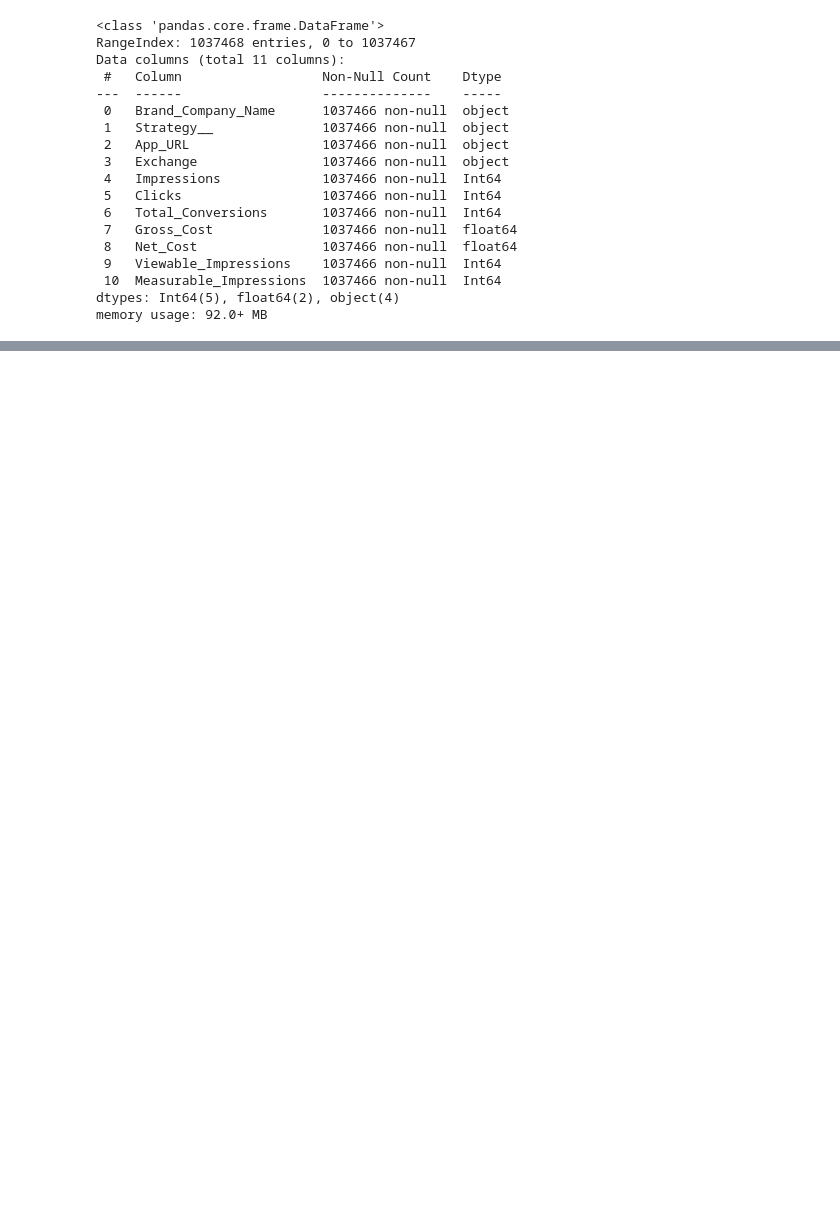
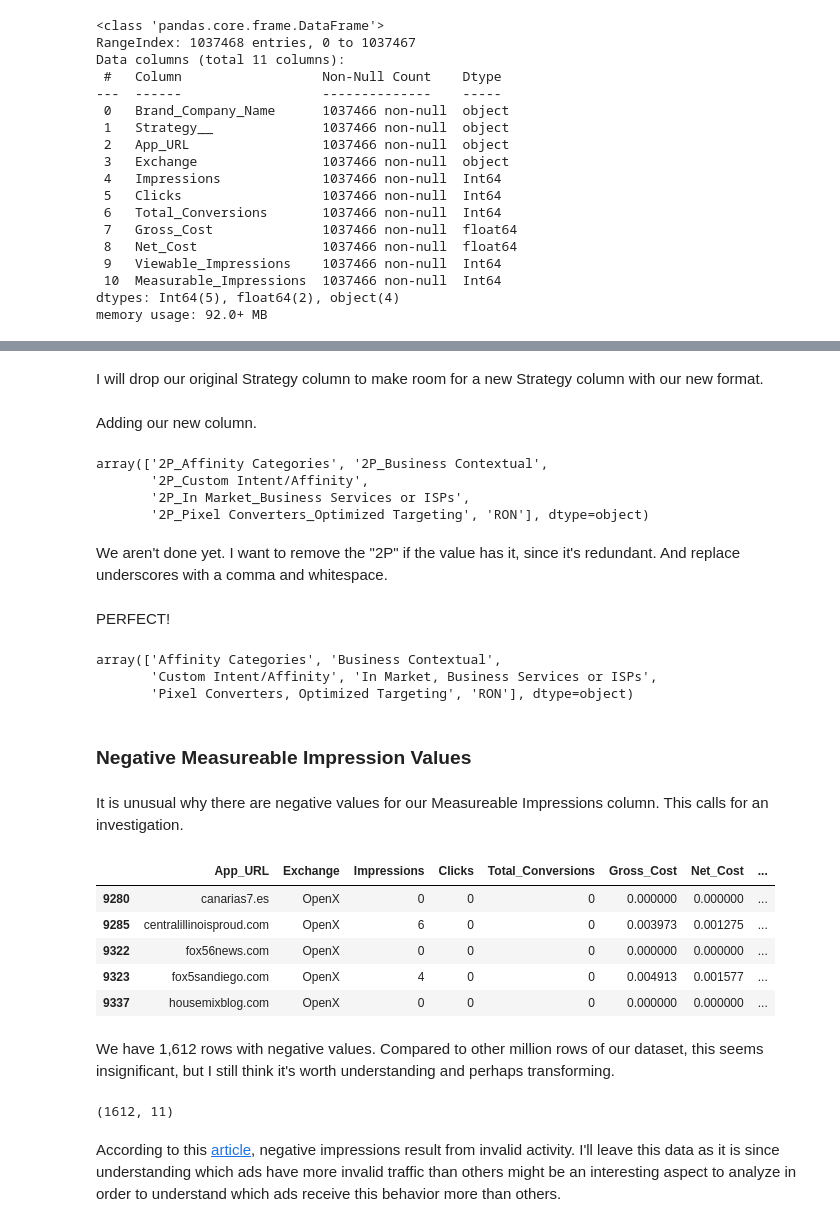
Before and after one commit to jmgcito/Media-Campaign-Analysis, a Jupyter notebook: Media_Campaign_Data_Cleanup.ipynb, the cells around one changed output, grey strips where cells are left out. Saved outputs shown, nothing was run; the diff lists cells and outputs as text; code cells hidden in the pictures; blank space fills up the shorter version.

```diff
--- a/Media_Campaign_Data_Cleanup.ipynb
+++ b/Media_Campaign_Data_Cleanup.ipynb
@@ -327,0 +519,2 @@ memory usage: 92.0+ MB
+# %%
+inventory_viewability_clean['Strategy_Device'] = new_columns[0]
@@ -327,0 +526,50 @@ memory usage: 92.0+ MB
+# %% [markdown]
+I will drop our original Strategy column to make room for a new Strategy column with our new format.
+# %%
+inventory_viewability_clean = inventory_viewability_clean.drop('Strategy', axis=1)
+# %% [markdown]
+Adding our new column.
+# %%
+inventory_viewability_clean['Strategy'] = new_columns[1]
+inventory_viewability_clean.Strategy.unique()
+# %% [output]
+array(['2P_Affinity Categories', '2P_Business Contextual',
+       '2P_Custom Intent/Affinity',
+       '2P_In Market_Business Services or ISPs',
+       '2P_Pixel Converters_Optimized Targeting', 'RON'], dtype=object)
+# %% [markdown]
+We aren't done yet. I want to remove the "2P" if the value has it, since it's redundant. And replace underscores with a comma and whitespace.
+# %%
+inventory_viewability_clean.Strategy = inventory_viewability_clean.Strategy.str.replace('2P_', '')
+inventory_viewability_clean.Strategy = inventory_viewability_clean.Strategy.str.replace('_', ', ')
+# %% [markdown]
+PERFECT!
+# %%
+inventory_viewability_clean.Strategy.unique()
+# %% [output]
+array(['Affinity Categories', 'Business Contextual',
+       'Custom Intent/Affinity', 'In Market, Business Services or ISPs',
+       'Pixel Converters, Optimized Targeting', 'RON'], dtype=object)
+# %% [markdown]
+### Negative Measureable Impression Values
+# %% [markdown]
+It is unusual why there are negative values for our Measureable Impressions column. This calls for an investigation.
+# %%
+negative_impressions_filter = inventory_viewability_clean.loc[:, "Measurable_Impressions"] < 0
+negative_impressions = inventory_viewability_clean.loc[negative_impressions_filter, :]
+negative_impressions.head()
+# %% [output]
+|  | App_URL | Exchange | Impressions | Clicks | Total_Conversions | Gross_Cost | Net_Cost | ... |
+| 9280 | canarias7.es | OpenX | 0 | 0 | 0 | 0.000000 | 0.000000 | ... |
+| 9285 | centralillinoisproud.com | OpenX | 6 | 0 | 0 | 0.003973 | 0.001275 | ... |
+| 9322 | fox56news.com | OpenX | 0 | 0 | 0 | 0.000000 | 0.000000 | ... |
+| 9323 | fox5sandiego.com | OpenX | 4 | 0 | 0 | 0.004913 | 0.001577 | ... |
+| 9337 | housemixblog.com | OpenX | 0 | 0 | 0 | 0.000000 | 0.000000 | ... |
+# %% [markdown]
+We have 1,612 rows with negative values. Compared to other million rows of our dataset, this seems insignificant, but I still think it's worth understanding and perhaps transforming.
+# %%
+negative_impressions.shape
+# %% [output]
+(1612, 11)
+# %% [markdown]
+According to this [article](https://support.google.com/admanager/thread/177613700/why-is-ad-manager-showing-negative-impressions-in-reports?hl=en), negative impressions result from invalid activity. I'll leave this data as it is since understanding which ads have more invalid traffic than others might be an interesting aspect to analyze in order to understand which ads receive this behavior more than others.
```
Also changed, not shown: parts of 52 cells of this notebook.
